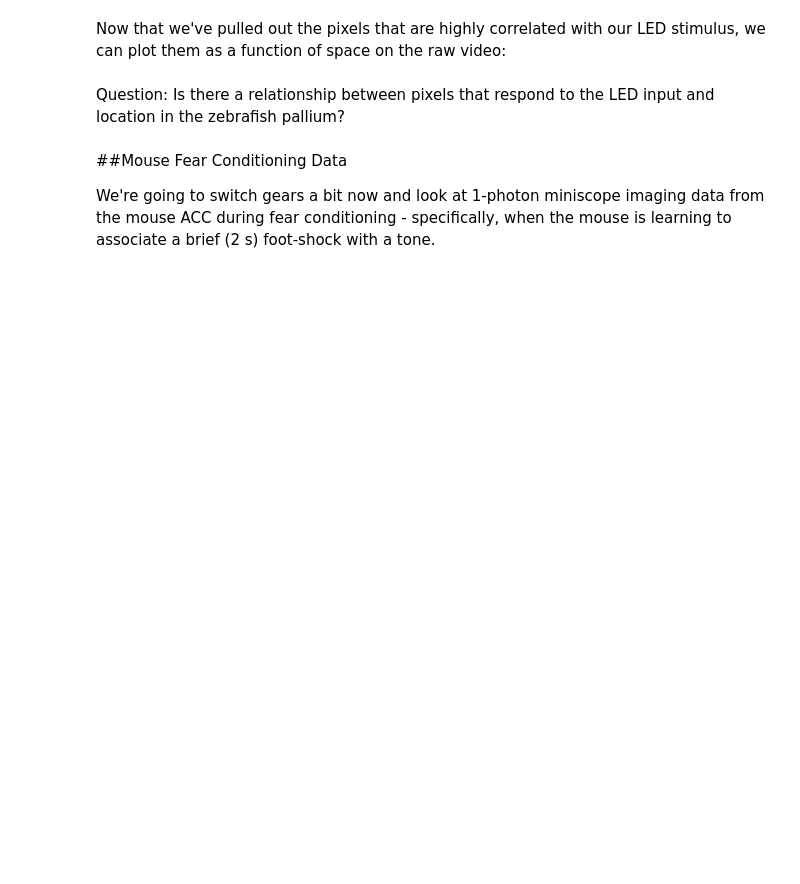
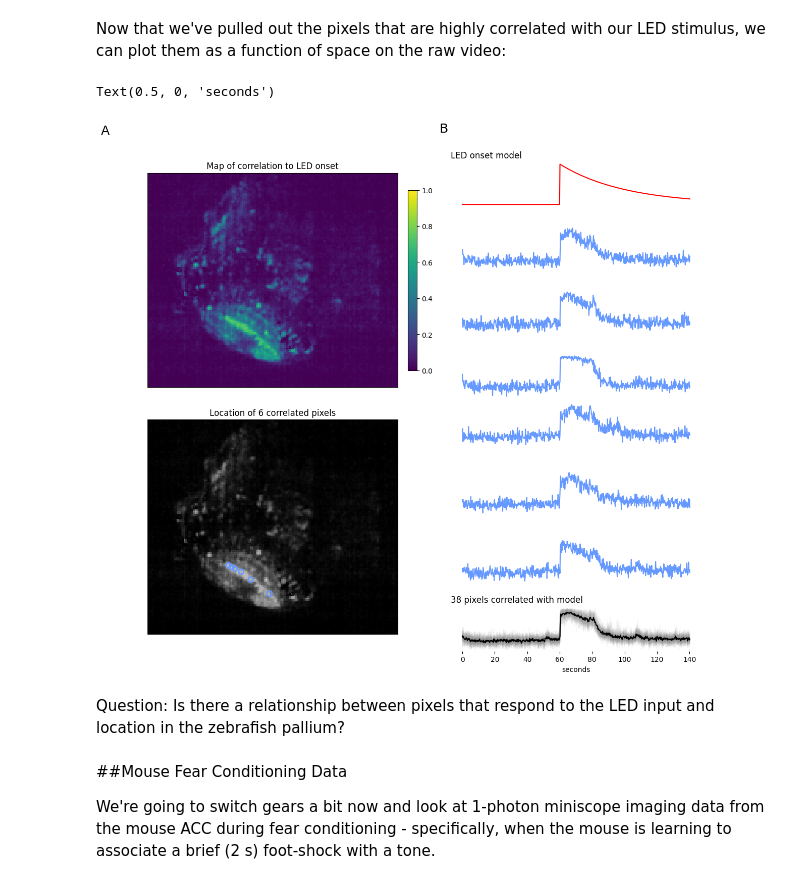
Before and after one commit to zoyaholin/Neur265HOLIN, a Jupyter notebook: 04_12_23.ipynb, the cells around one changed output. Saved outputs shown, nothing was run; the diff lists cells and outputs as text; code cells hidden in the pictures; blank space fills up the shorter version.

```diff
--- a/04_12_23.ipynb
+++ b/04_12_23.ipynb
@@ -148,4 +148,5 @@ This makes sense because there are 21624 is the number of rows * number of colum
 ><b>Task:</b> Create a variable called <code>time</code>. The sampling rate of the camera used to image these data was 5 fps. Use this information to make the last column of your <code>time</code> variable equal to the length of the imaging session, in seconds, with a length equal to the number of frames in the video.
 # %%
 # Make your time variable here!
-time
+time=np.linspace(0,140.2,700)
+701/5
@@ -273,35 +292,38 @@ for pixel_ind in example_correlated_pixels: #displaying the spatial location of
 ax3 = fig.add_subplot(gs[0, 1])
 ax3.plot(modelOnset(), color='red', label='onset model') #plotting the LED onset model
 ax3.set_title('LED onset model', loc='left')
 ax3.axis('off')
 ax3.text(-70, 0.4, 'B', size=18)
 
 # for each ROI out of 6 we will plot line profile:
 for roi in range(0,6):
     ax_roi = fig.add_subplot(gs[1+roi, 1])
     x_roi = correlation_onset_df.iloc[example_correlated_pixels[roi]]['coords'][0]
     y_roi = correlation_onset_df.iloc[example_correlated_pixels[roi]]['coords'][1]
     pixel_activity = np.array(LED_video[:, y_roi, x_roi]) #collecting activity from the pixel in LED video
     ax_roi.plot(pixel_activity, color='#6699ff')
     ax_roi.axis('off')
 
 
 # overlay all traces with correlation > 0.7 to show spread:
 ax_overlay = fig.add_subplot(gs[7,1])
 for i in range(len(correlation_onset_df)):
-    ax_overlay.plot(xaxis, correlation_onset_df.iloc[i][:700], color='gray', alpha=.05)
+    ax_overlay.plot(time, correlation_onset_df.iloc[i][:700], color='gray', alpha=.05)
 
 # calculate average activity of pixels correlated with model
 average_activity = np.array(correlation_onset_df.drop('coords', axis=1).mean(axis=0))
-ax_overlay.plot(xaxis, average_activity, color='black')
+ax_overlay.plot(time, average_activity, color='black')
 ax_overlay.spines['top'].set_visible(False)
 ax_overlay.spines['right'].set_visible(False)
 ax_overlay.spines['bottom'].set_visible(False)
 ax_overlay.spines['left'].set_visible(False)
 ax_overlay.axes.yaxis.set_visible(False)
 ax_overlay_title = '{0} pixels correlated with model'.format(len(correlation_onset_df))
 ax_overlay.set_title(ax_overlay_title, loc='left')
 ax_overlay.set_xlabel('seconds')
+# %% [output]
+Text(0.5, 0, 'seconds')
+[figure, added]
 # %% [markdown]
 Question: Is there a relationship between pixels that respond to the LED input and location in the zebrafish pallium?
 # %% [markdown]
```
Also changed, not shown: parts of 13 cells of this notebook.
